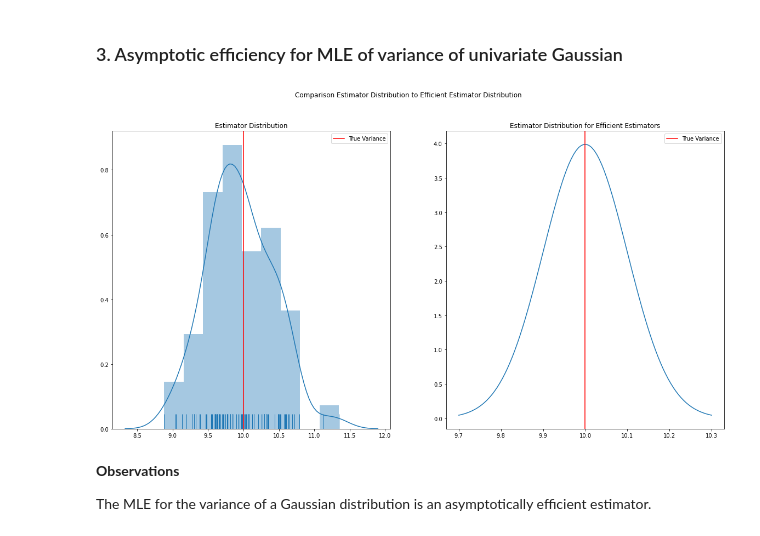
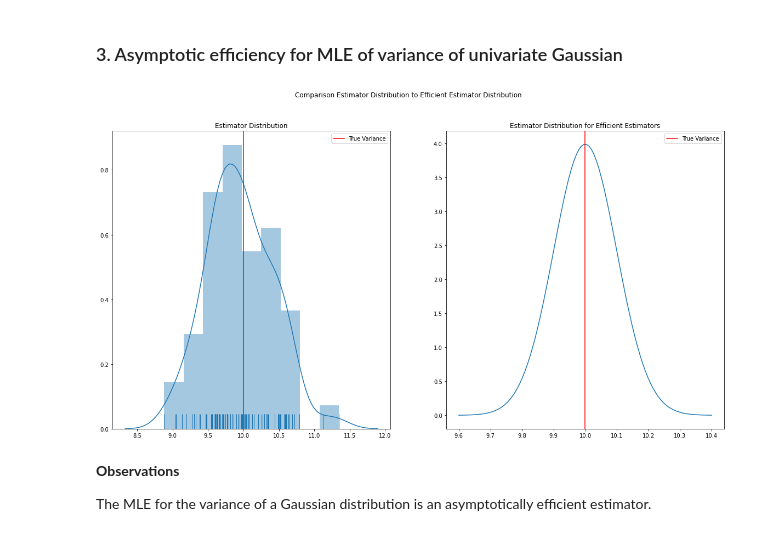
Before and after one commit to DorotheaMueller/statistics_assignments, a Jupyter notebook: ex_2.ipynb, the cells around one changed output. Cells and saved outputs as stored; diff of their text form; code cells hidden in the pictures.

```diff
--- a/ex_2.ipynb
+++ b/ex_2.ipynb
@@ -526,23 +526,23 @@ exp_fisher_information = fisher_information_gaussian(var) * n
 # %%
 fig, axs = plt.subplots(1, 2, figsize=(20, 10))
 
 sns.distplot(all_mle_gauss, kde=True, rug=True, ax=axs[0])
 axs[0].set_title("Estimator Distribution")
 
-lower_norm = var - 3*1/exp_fisher_information
-upper_norm = var + 3*1/exp_fisher_information
+lower_norm = var - 4*1/exp_fisher_information
+upper_norm = var + 4*1/exp_fisher_information
 
 x = np.linspace(lower_norm, upper_norm, 100)
 axs[1].plot(x, stats.norm.pdf(x, var, 1/exp_fisher_information))
 axs[1].set_title("Estimator Distribution for Efficient Estimators")
 
 for ax in axs:
     ax.axvline(var, color='red', label='True Variance')
     ax.legend()
 
 plt.suptitle("Comparison Estimator Distribution to Efficient Estimator Distribution");
 # %% [output]
-[figure, old version]
+[figure, new version]
 # %% [markdown]
 **Observations**
 
```
Also changed, not shown: parts of 7 cells of this notebook.
